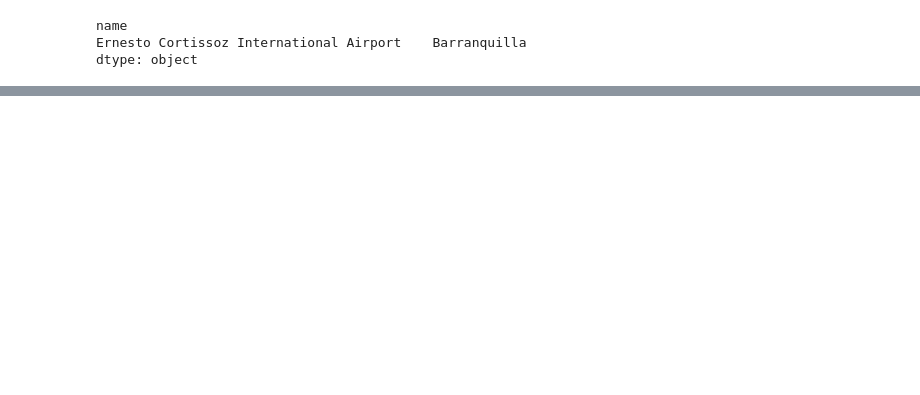
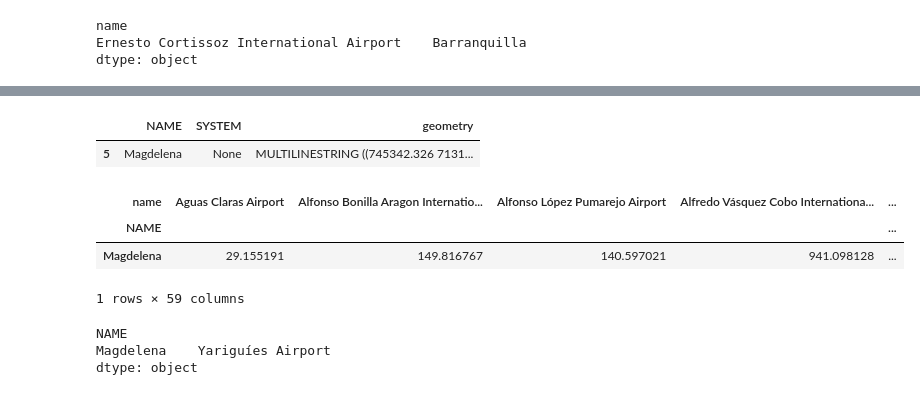
Before and after one commit to ZairaYacsavilca/efinal_parte1, a Jupyter notebook: Untitled.ipynb, the cells around one changed output, grey strips where cells are left out. Drawn from its saved outputs; the diff is of its cells as text; code cells hidden in the pictures; blank space fills up the shorter version.

```diff
--- a/Untitled.ipynb
+++ b/Untitled.ipynb
@@ -206,0 +253,23 @@ mediumAirports[mediumAirports.name.str.contains('Ernesto Cortissoz International
+# %%
+rio1=rivers[rivers.NAME.str.contains('Magdelena')]
+rio1
+# %% [output]
+|  | NAME | SYSTEM | geometry |
+| 5 | Magdelena | None | MULTILINESTRING ((745342.326 7131... |
+# %%
+distanceMatrixKM_sys_air2= rio1.set_index('NAME').geometry.apply\
+                          (lambda g: mediumAirports.set_index('name').geometry.distance(g)/1000).\
+                          sort_index(axis=0).sort_index(axis=1)
+distanceMatrixKM_sys_air2
+# %% [output]
+| name | Aguas Claras Airport | Alfonso Bonilla Aragon Internatio... | Alfonso López Pumarejo Airport | Alfredo Vásquez Cobo Internationa... | ... |
+| NAME |  |  |  |  | ... |
+| Magdelena | 29.155191 | 149.816767 | 140.597021 | 941.098128 | ... |
+1 rows × 59 columns
+# %%
+mins=distanceMatrixKM_sys_air2.idxmin(axis="columns") # same as axis=1
+mins
+# %% [output]
+NAME
+Magdelena    Yariguíes Airport
+dtype: object
```
Also changed, not shown: parts of 5 cells of this notebook.
